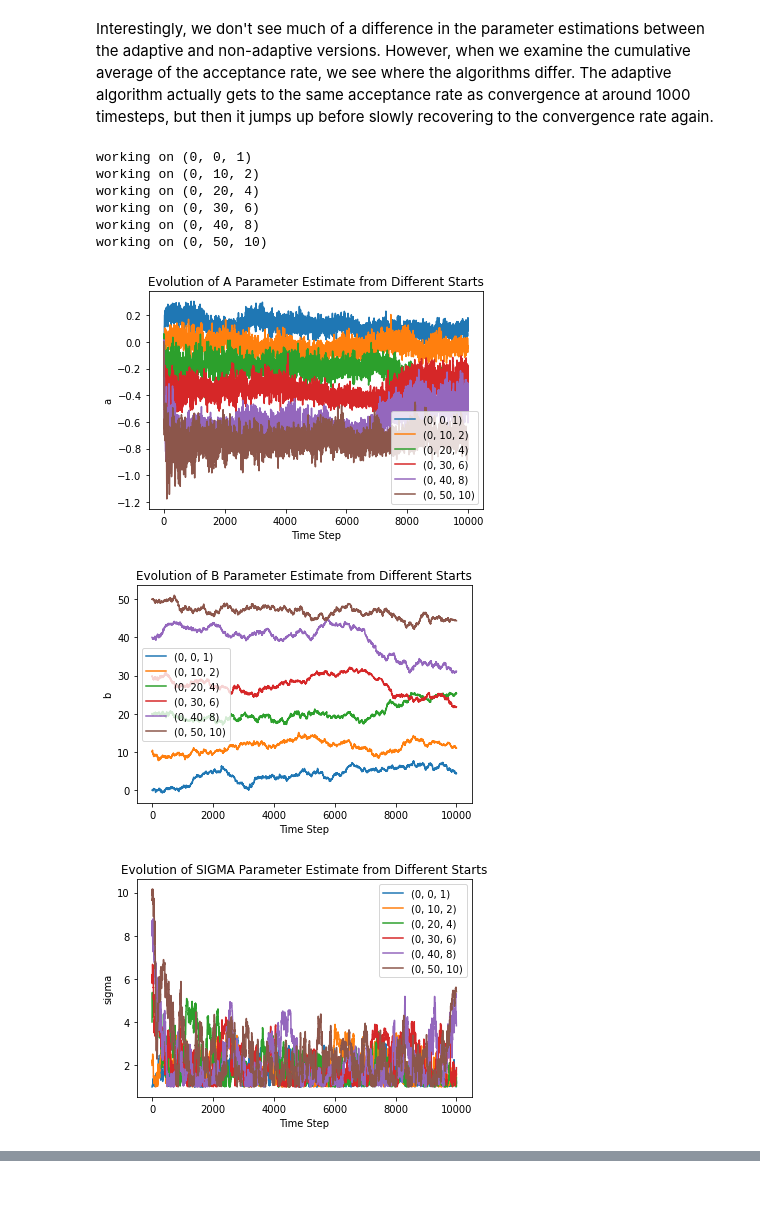
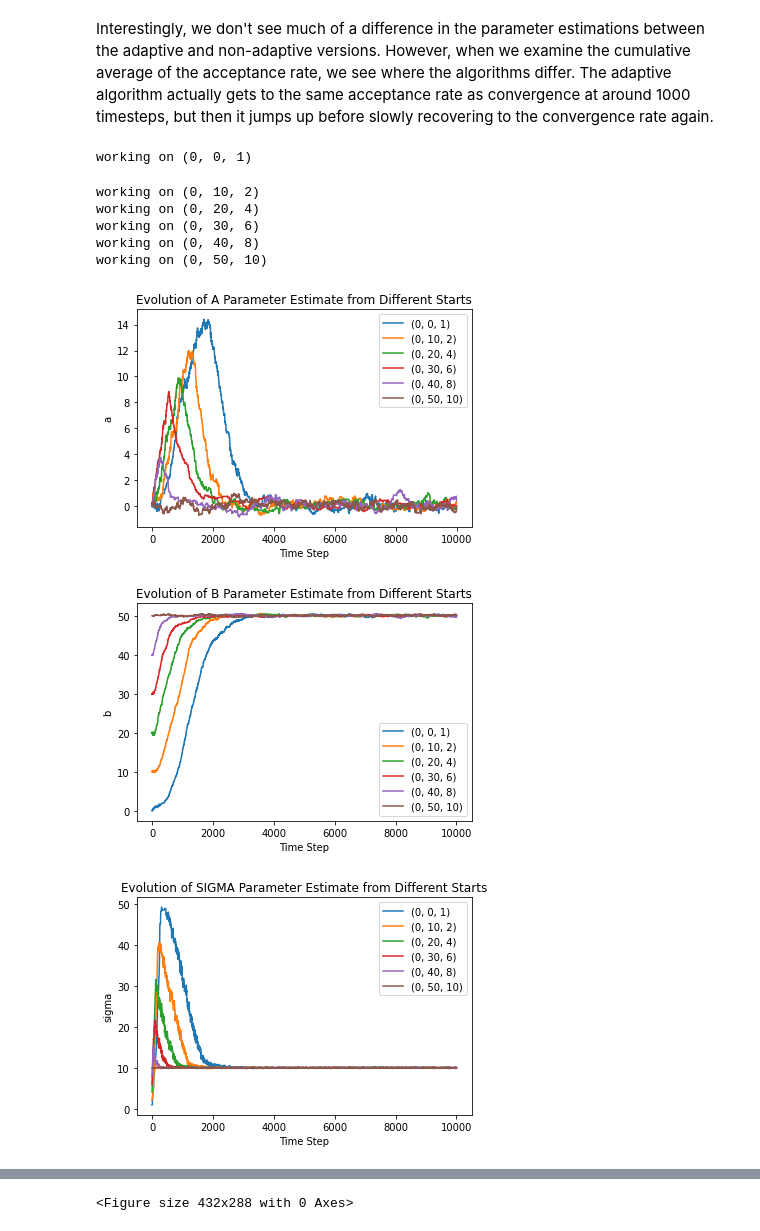
Before and after one commit to SeanSteinle/stat778-final, a Jupyter notebook: notebooks/simulation_study.ipynb, the cells around one changed output, grey strips where cells are left out. Cells and saved outputs as stored; diff of their text form; code cells hidden in the pictures; blank space fills up the shorter version.

```diff
--- a/notebooks/simulation_study.ipynb
+++ b/notebooks/simulation_study.ipynb
@@ -441,17 +439,17 @@ Interestingly, we don't see much of a difference in the parameter estimations be
 # %%
 #final test for adaptivity'    #setting the data to our true parameters which the algorithm will recover
 mu,sigma = (50,10)
 X = np.random.rand(10000)
 Y = np.random.normal(mu,sigma,10000)
 data = np.vstack((X,Y))
-df = compare_convergences([(0,0,1),(0,10,2),(0,20,4),(0,30,6),(0,40,8),(0,50,10)], (50,10), 10000, True, '../results/simulation_study/notebook/')
+df = compare_convergences([(0,0,1),(0,10,2),(0,20,4),(0,30,6),(0,40,8),(0,50,10)], data, 10000, True, '../results/simulation_study/notebook/')
 # %% [output]
 working on (0, 0, 1)
-working on (0, 10, 2)
-working on (0, 20, 4)
-working on (0, 30, 6)
-working on (0, 40, 8)
-working on (0, 50, 10)
+working on (0, 10, 2)
+working on (0, 20, 4)
+working on (0, 30, 6)
+working on (0, 40, 8)
+working on (0, 50, 10)
-[figure, old version]
+[figure, new version]
-[figure, old version]
+[figure, new version]
-[figure, old version]
+[figure, new version]
@@ -461,3 +459,4 @@ working on (0, 50, 10)
+<Figure size 432x288 with 0 Axes>
 # %%
 #setting the data to our true parameters which the algorithm will recover
 mu,sigma = (50,10)
```
Also changed, not shown: parts of 20 cells of this notebook, 8 other files.
